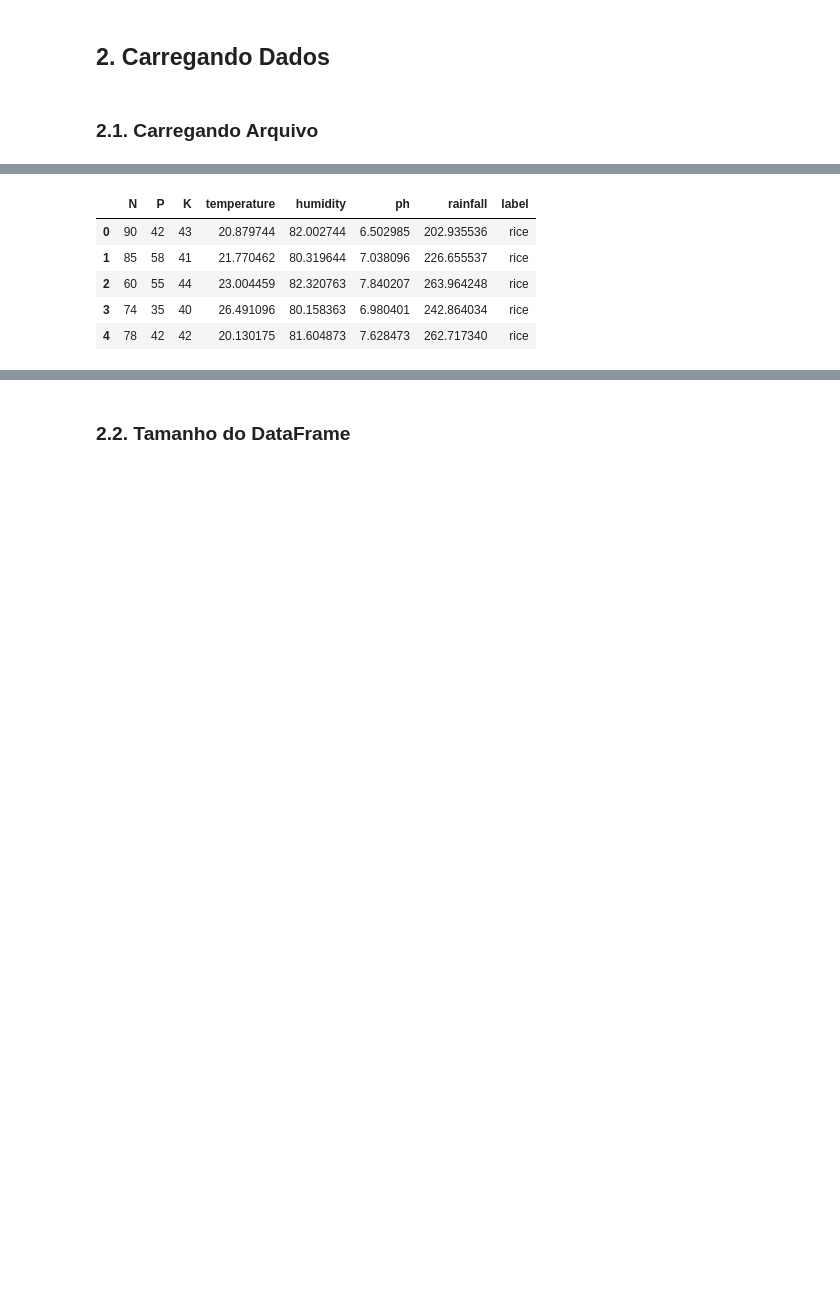
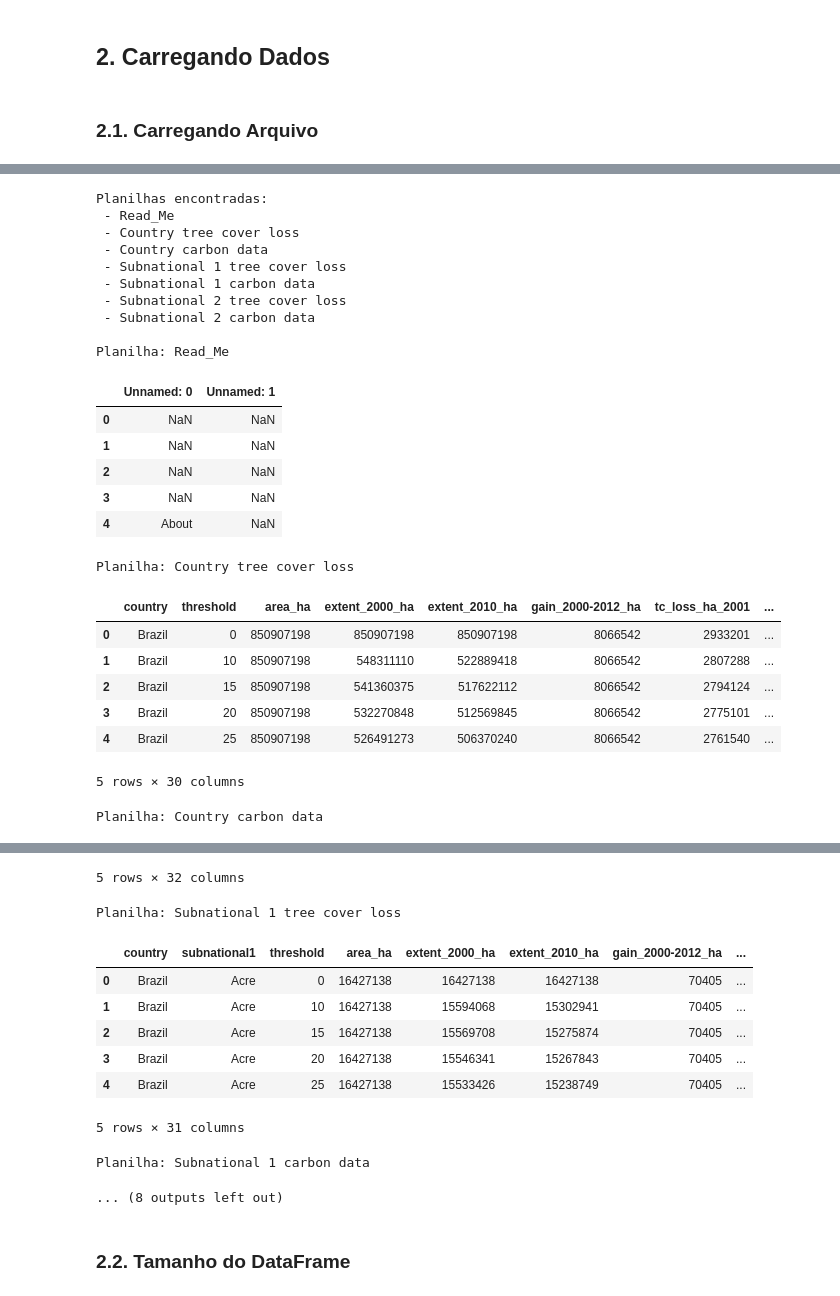
Before and after one commit to GlobalSolution2025/Global-Solution-2025-1, a Jupyter notebook: ml/notebooks/01_eda.ipynb, the cells around one changed output, grey strips where cells are left out. Saved outputs shown, nothing was run; the diff lists cells and outputs as text; code cells hidden in the pictures; blank space fills up the shorter version.

```diff
--- a/ml/notebooks/01_eda.ipynb
+++ b/ml/notebooks/01_eda.ipynb
@@ -121,13 +249,42 @@ O código acima exibe as primeiras cinco linhas do conjunto de dados, que será
 # %%
-# Carregando os dados do arquivo CSV e transformando em um DataFrame
-df = pd.read_csv("Atividade_Cap_14_produtos_agricolas.csv")  # Lê o arquivo CSV e armazena os dados em um DataFrame
+import os
 
-# Função que irá apresentar as 5 primeiras linhas (por padrão).
-df.head()  # Retorna as primeiras 5 linhas do DataFrame para inspeção rápida
+caminho_arquivo = '/Users/francismaralvesmartinsjunior/Documents/GitHub/Global-Solution-2025-1/ml/data/raw/BRA-2.xlsx'
+
+if not os.path.isfile(caminho_arquivo):
+    print("Arquivo não encontrado no caminho:", caminho_arquivo)
+else:
+    planilhas = pd.read_excel(caminho_arquivo, sheet_name=None)
+    print("Planilhas encontradas:")
+    for nome in planilhas.keys():
+        print(f" - {nome}")
+
+    for nome, df in planilhas.items():
+        print(f"\nPlanilha: {nome}")
+        display(df.head())  # Use print se estiver rodando em script normal
 # %% [output]
+Planilhas encontradas:
+ - Read_Me
+ - Country tree cover loss
+ - Country carbon data
+ - Subnational 1 tree cover loss
+ - Subnational 1 carbon data
+ - Subnational 2 tree cover loss
+ - Subnational 2 carbon data
+
+Planilha: Read_Me
-|  | N | P | K | temperature | humidity | ph | rainfall | label |
-| 0 | 90 | 42 | 43 | 20.879744 | 82.002744 | 6.502985 | 202.935536 | rice |
-| 1 | 85 | 58 | 41 | 21.770462 | 80.319644 | 7.038096 | 226.655537 | rice |
-| 2 | 60 | 55 | 44 | 23.004459 | 82.320763 | 7.840207 | 263.964248 | rice |
-| 3 | 74 | 35 | 40 | 26.491096 | 80.158363 | 6.980401 | 242.864034 | rice |
-| 4 | 78 | 42 | 42 | 20.130175 | 81.604873 | 7.628473 | 262.717340 | rice |
+|  | Unnamed: 0 | Unnamed: 1 |
+| 0 | NaN | NaN |
+| 1 | NaN | NaN |
+| 2 | NaN | NaN |
+| 3 | NaN | NaN |
+| 4 | About | NaN |
+Planilha: Country tree cover loss
+|  | country | threshold | area_ha | extent_2000_ha | extent_2010_ha | gain_2000-2012_ha | tc_loss_ha_2001 | ... |
+| 0 | Brazil | 0 | 850907198 | 850907198 | 850907198 | 8066542 | 2933201 | ... |
+| 1 | Brazil | 10 | 850907198 | 548311110 | 522889418 | 8066542 | 2807288 | ... |
+| 2 | Brazil | 15 | 850907198 | 541360375 | 517622112 | 8066542 | 2794124 | ... |
+| 3 | Brazil | 20 | 850907198 | 532270848 | 512569845 | 8066542 | 2775101 | ... |
+| 4 | Brazil | 25 | 850907198 | 526491273 | 506370240 | 8066542 | 2761540 | ... |
+5 rows × 30 columns
+Planilha: Country carbon data
@@ -134,3 +297,14 @@ df.head()  # Retorna as primeiras 5 linhas do DataFrame para inspeção rápida
+5 rows × 32 columns
+Planilha: Subnational 1 tree cover loss
+|  | country | subnational1 | threshold | area_ha | extent_2000_ha | extent_2010_ha | gain_2000-2012_ha | ... |
+| 0 | Brazil | Acre | 0 | 16427138 | 16427138 | 16427138 | 70405 | ... |
+| 1 | Brazil | Acre | 10 | 16427138 | 15594068 | 15302941 | 70405 | ... |
+| 2 | Brazil | Acre | 15 | 16427138 | 15569708 | 15275874 | 70405 | ... |
+| 3 | Brazil | Acre | 20 | 16427138 | 15546341 | 15267843 | 70405 | ... |
+| 4 | Brazil | Acre | 25 | 16427138 | 15533426 | 15238749 | 70405 | ... |
+5 rows × 31 columns
+Planilha: Subnational 1 carbon data
+... (8 outputs left out)
 # %% [markdown]
 <a id="22"></a>
 ### **2.2. Tamanho do DataFrame**
```
Also changed, not shown: parts of 12 cells of this notebook.
